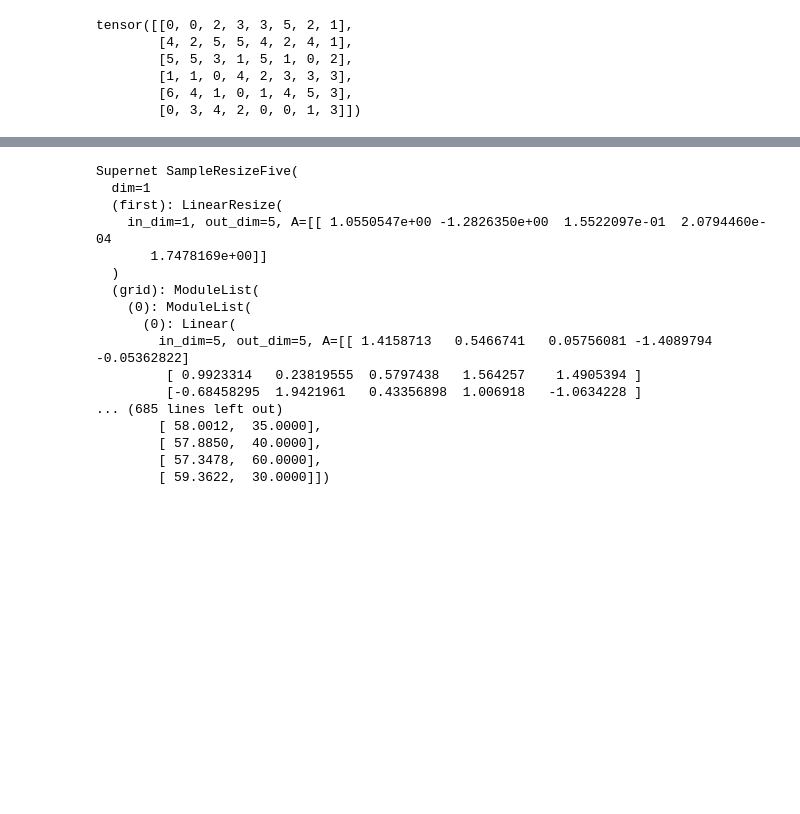
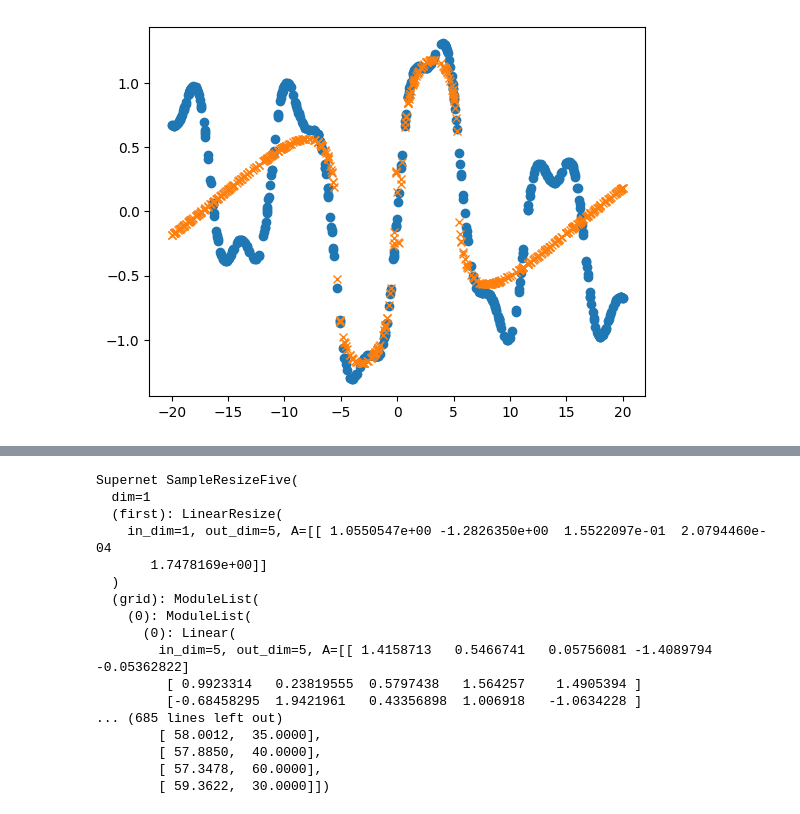
Before and after one commit to devovevo/AutoTorch-Zero, a Jupyter notebook: testing3.ipynb, the cells around one changed output, grey strips where cells are left out. Drawn from its saved outputs; the diff is of its cells as text; code cells hidden in the pictures; blank space fills up the shorter version.

```diff
--- a/testing3.ipynb
+++ b/testing3.ipynb
@@ -69,0 +136,8 @@ k = 3
+# %%
+sample_chain.train_dataset(x_train, y_train, 100, batch_size, [min_path])
+
+plt.plot(x_test.clone().detach().cpu().numpy(), y_test.clone().detach().cpu().numpy(), 'o')
+plt.plot(x_test.clone().detach().cpu().numpy(), sample_chain_pop.supernet(min_path, x_test).clone().detach().cpu().numpy(), 'x')
+plt.show()
+# %% [output]
+[figure, added]
@@ -70,17 +146,4 @@ k = 3
 # %%
-sample_chain = SampleChain(dim, dim * 5, dim, max_depth, op_layers, compound_layers, chain_length, shared=True, lr=0.01).to(device)
-# sample_chain = SampleCompound(dim, dim * 5, max_depth, op_layers, compound_layers, lr=0.01).to(device)
-
-sample_chain_pop = NSGIIChainSamplePopulation(sample_chain, n)
-# sample_chain_pop = NSGIICompoundSamplePopulation(sample_chain, n)
-
-print(sample_chain_pop.gen_paths())
-
-sample_chain_pop.train_fair_dataset(x_train, y_train, fair_epochs, batch_size)
+new_chain = SampleChain(dim, dim * 5, dim, max_depth, op_layers, compound_layers, chain_length, shared=False, lr=0.01).to(device)
+new_sample_chain_pop = NSGIIChainSamplePopulation(sample_chain, n)
+new_sample_chain_pop.train_fair_dataset(output, y_train, fair_epochs, batch_size)
-# %% [output]
-tensor([[0, 0, 2, 3, 3, 5, 2, 1],
-        [4, 2, 5, 5, 4, 2, 4, 1],
-        [5, 5, 3, 1, 5, 1, 0, 2],
-        [1, 1, 0, 4, 2, 3, 3, 3],
-        [6, 4, 1, 0, 1, 4, 5, 3],
-        [0, 3, 4, 2, 0, 0, 1, 3]])
```
Also changed, not shown: parts of 38 cells of this notebook, 22 other files.
